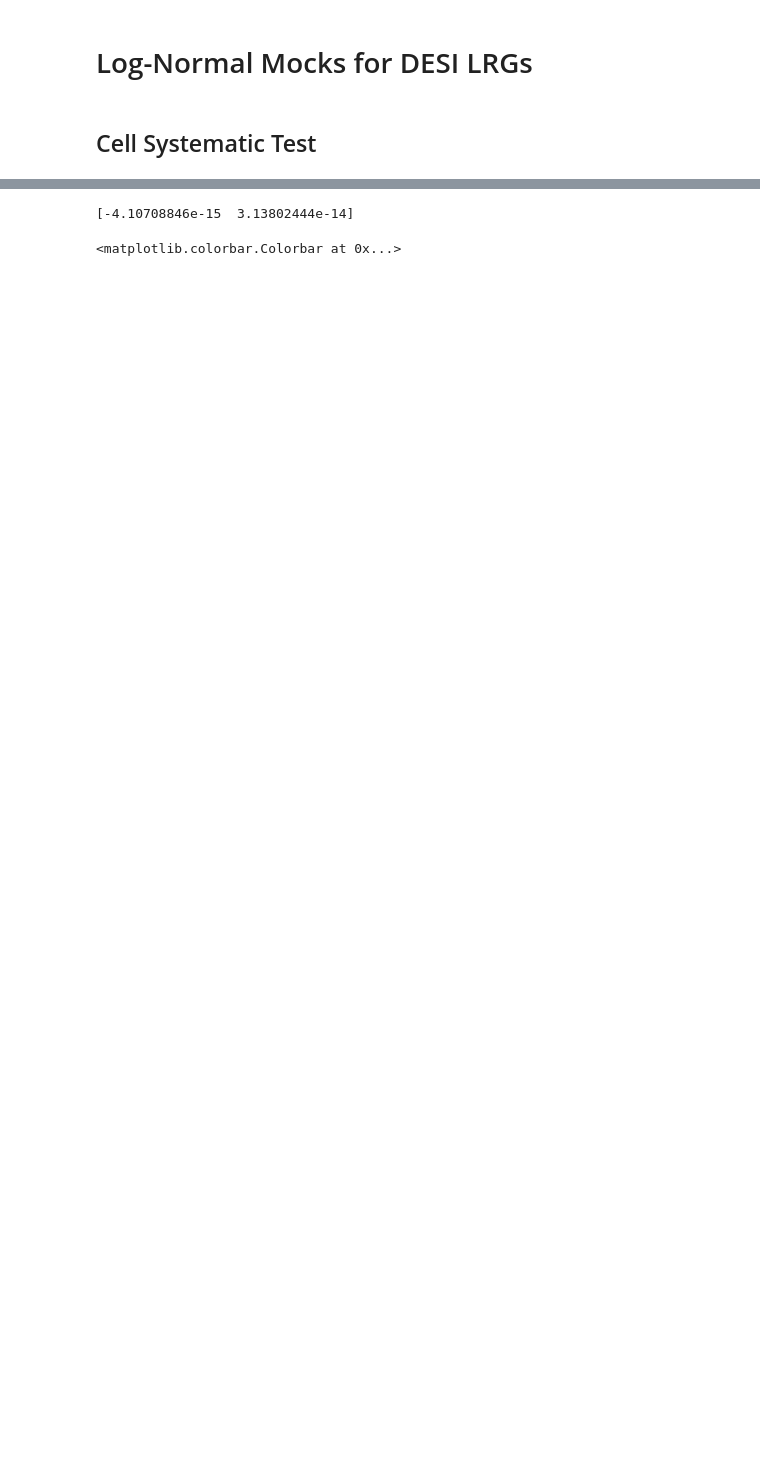
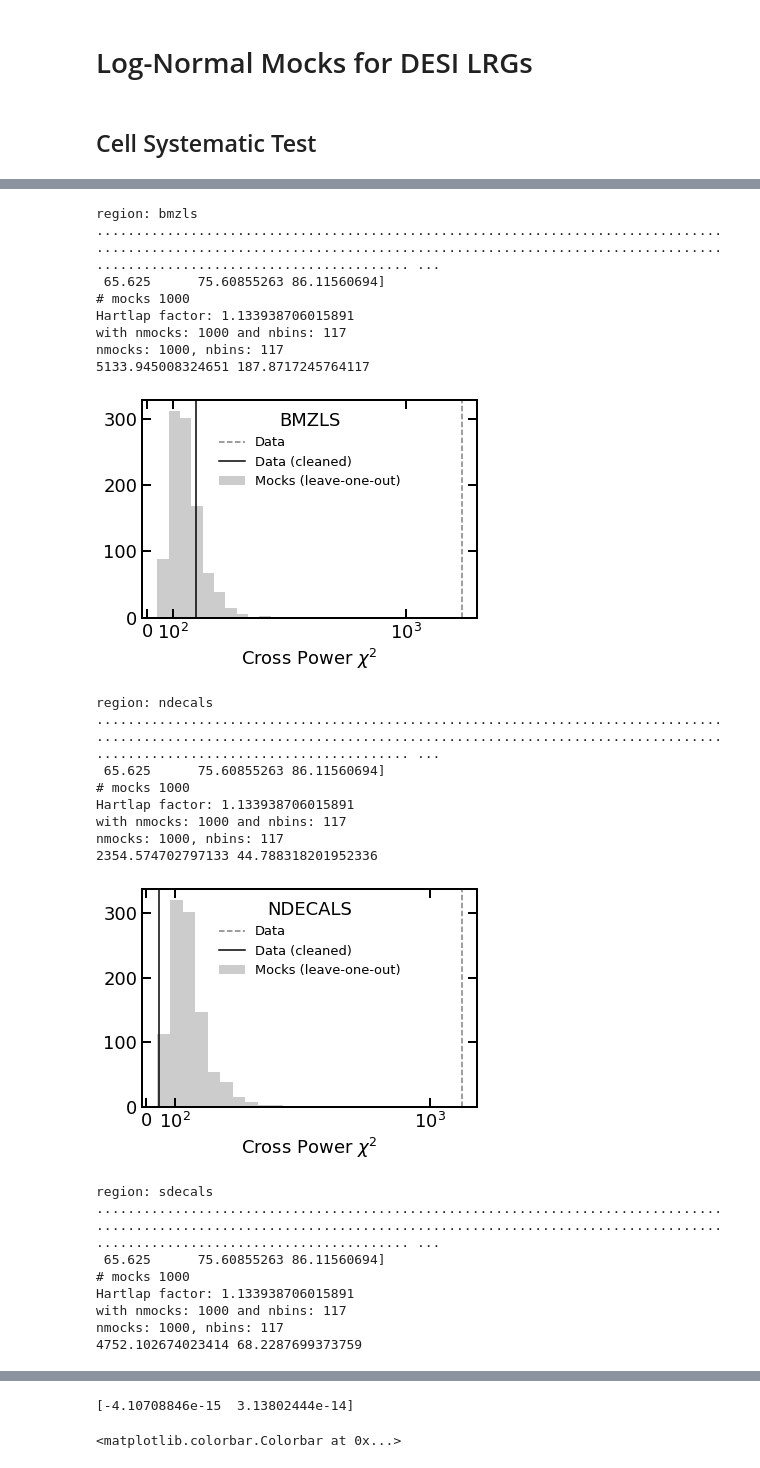
Before and after one commit to mehdirezaie/LSSutils, a Jupyter notebook: notebooks/desi/LognormalFlask.ipynb, the cells around one changed output, grey strips where cells are left out. Cells and saved outputs as stored; diff of their text form; code cells hidden in the pictures; blank space fills up the shorter version.

Commit message:
Csg chi2 from the mocks

```diff
--- a/notebooks/desi/LognormalFlask.ipynb
+++ b/notebooks/desi/LognormalFlask.ipynb
@@ -18,32 +18,32 @@ setup_color()
 # %% [markdown]
 ## Cell Systematic Test
 # %%
-#def make_chi2plot(region):
-region = 'bmzls'
-print(f'region: {region}')
+def make_chi2plot(region):
+    #region = 'bmzls'
+    print(f'region: {region}')
 
-l, err_0, cl_ss = read_clx(f'/home/mehdi/data/rongpu/imaging_sys/clustering/v2/cl_lrg_{region}_256_noweight.npy')
-_, err_1, __ = read_clx(f'/home/mehdi/data/rongpu/imaging_sys/clustering/v2/cl_lrg_{region}_256_nn.npy')
+    l, err_0, cl_ss = read_clx(f'/home/mehdi/data/rongpu/imaging_sys/clustering/v2/cl_lrg_{region}_256_noweight.npy')
+    _, err_1, __ = read_clx(f'/home/mehdi/data/rongpu/imaging_sys/clustering/v2/cl_lrg_{region}_256_nn.npy')
 
-list_cls = glob(f'/home/mehdi/data/lognormal/v0/clustering/clmock_*_lrg_{region}_256_noweight.npy')
-err_tot = read_clxmocks(list_cls, cl_ss)
+    list_cls = glob(f'/home/mehdi/data/lognormal/v0/clustering/clmock_*_lrg_{region}_256_noweight.npy')
+    err_tot = read_clxmocks(list_cls, cl_ss)
 
-print('ell', l)
-print('# mocks', len(list_cls))
-invcov, covmax = get_inv(err_tot, True)
+    print('ell', l)
+    print('# mocks', len(list_cls))
+    invcov, covmax = get_inv(err_tot, True)
 
-chi2_mocks = get_chi2pdf(err_tot)
-chi2_before = chi2_fn(err_0, invcov)
-chi2_after = chi2_fn(err_1, invcov)
+    chi2_mocks = get_chi2pdf(err_tot)
+    chi2_before = chi2_fn(err_0, invcov)
+    chi2_after = chi2_fn(err_1, invcov)
 
-print(chi2_before, chi2_after)
-plt.hist(chi2_mocks, alpha=0.1, label='Mocks (leave-one-out)')
-plt.axvline(chi2_before, alpha=0.5, ls='--', label='Data')
-plt.axvline(chi2_after, label='Data (cleaned)')
-plt.legend()
-plt.xlabel(r'$\chi^{2}$ of Mocks')
-plt.show()
-
+    print(chi2_before, chi2_after)
+    plt.hist(chi2_mocks, alpha=0.2, label='Mocks (leave-one-out)')
+    plt.axvline(chi2_before, alpha=0.5, ls='--', label='Data')
+    plt.axvline(chi2_after, label='Data (cleaned)')
+    plt.legend(title=region.upper())
+    plt.xscale('symlog', linscalex=3, linthreshx=1000.)
+    plt.xlabel(r'Cross Power $\chi^{2}$')
+    plt.show()
 
 #     fg, ax = plt.subplots(ncols=3, figsize=(12, 6), sharey=True)
 #     fg.subplots_adjust(wspace=0.05, hspace=0.0)
@@ -70,0 +61,30 @@ nmocks: 1000, nbins: 117
+# %%
+for reg in ['bmzls', 'ndecals', 'sdecals']:
+    make_chi2plot(reg)
+# %% [output]
+region: bmzls
+........................................................................................................................................................................................................ ...
+ 65.625      75.60855263 86.11560694]
+# mocks 1000
+Hartlap factor: 1.133938706015891
+with nmocks: 1000 and nbins: 117
+nmocks: 1000, nbins: 117
+5133.945008324651 187.8717245764117
+[figure, added]
+region: ndecals
+........................................................................................................................................................................................................ ...
+ 65.625      75.60855263 86.11560694]
+# mocks 1000
+Hartlap factor: 1.133938706015891
+with nmocks: 1000 and nbins: 117
+nmocks: 1000, nbins: 117
+2354.574702797133 44.788318201952336
+[figure, added]
+region: sdecals
+........................................................................................................................................................................................................ ...
+ 65.625      75.60855263 86.11560694]
+# mocks 1000
+Hartlap factor: 1.133938706015891
+with nmocks: 1000 and nbins: 117
+nmocks: 1000, nbins: 117
+4752.102674023414 68.2287699373759
```
Also changed, not shown: parts of 4 cells of this notebook.
